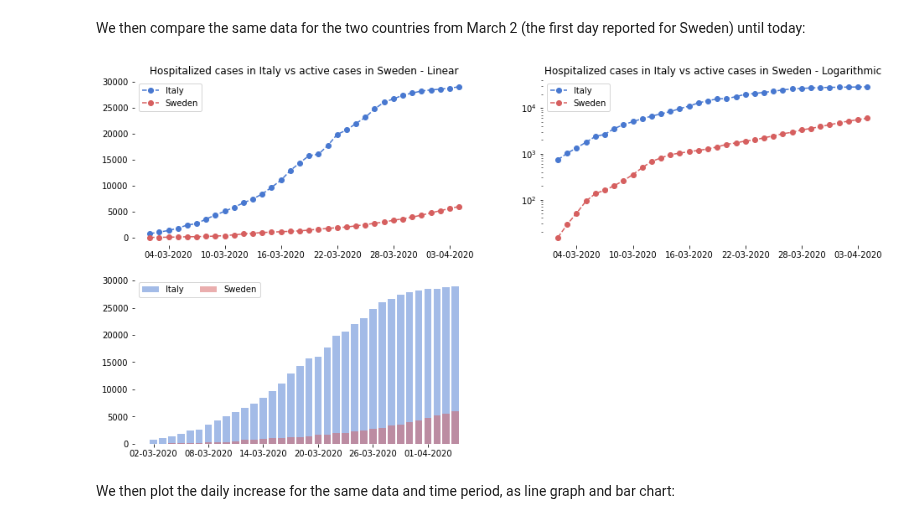
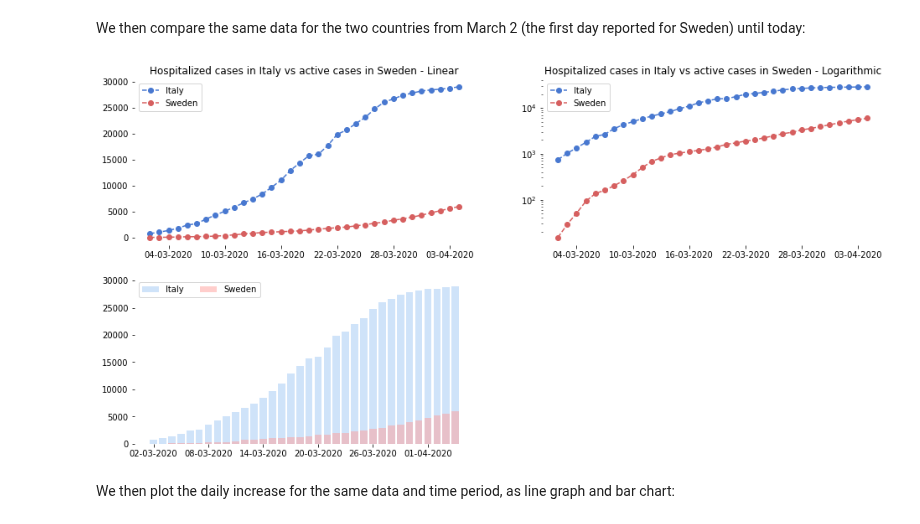
Before and after one commit to eera-l/Covid19-Sweden-Overview, a Jupyter notebook: c19-it-swe.ipynb, the cells around one changed output. Cells and saved outputs as stored; diff of their text form; code cells hidden in the pictures.

```diff
--- a/c19-it-swe.ipynb
+++ b/c19-it-swe.ipynb
@@ -242,34 +242,35 @@ ax1 = fig.add_subplot(221)
 ax1.plot(days, italy_hospitalized, '--bo', label='Italy')
 ax1.plot(days, sweden_active, '--ro', label='Sweden')
 ax1.legend(loc="upper left")
 ax1.set_title('Hospitalized cases in Italy vs active cases in Sweden - Linear')
 ax1.xaxis.set_major_formatter(mdates.DateFormatter('%d-%m-%Y'))
 ax1.xaxis.set_major_locator(mdates.DayLocator(interval=6))
 
 ax2 = fig.add_subplot(222)
 ax2.plot(days, italy_hospitalized, '--bo', label='Italy')
 ax2.plot(days, sweden_active, '--ro', label='Sweden')
 ax2.legend(loc="upper left")
 ax2.set_title('Hospitalized cases in Italy vs active cases in Sweden - Logarithmic')
 ax2.set_yscale('log')
 ax2.xaxis.set_major_formatter(mdates.DateFormatter('%d-%m-%Y'))
 ax2.xaxis.set_major_locator(mdates.DayLocator(interval=6))
 
 ax3 = fig.add_subplot(223)
 
+sns.set_color_codes('pastel')
 ax3.bar(days, italy_hospitalized, color='b', alpha=0.5, label='Italy')
 ax3.bar(days, sweden_active, color='r', alpha=0.5, label='Sweden')
 ax3.legend(ncol = 2, loc = 'upper left')
 ax3.xaxis.set_major_formatter(mdates.DateFormatter('%d-%m-%Y'))
 ax3.xaxis.set_major_locator(mdates.DayLocator(interval=6))
 
 sns.set_color_codes('muted')
 sns.despine(left = True, bottom = True)
 fig.set_figheight(8)
 fig.set_figwidth(16)
 plt.show()
 # %% [output]
-[figure, old version]
+[figure, new version]
 # %% [markdown]
 We then plot the daily increase for the same data and time period, as line graph and bar chart:
 # %%
```
Also changed, not shown: parts of 2 cells of this notebook.
